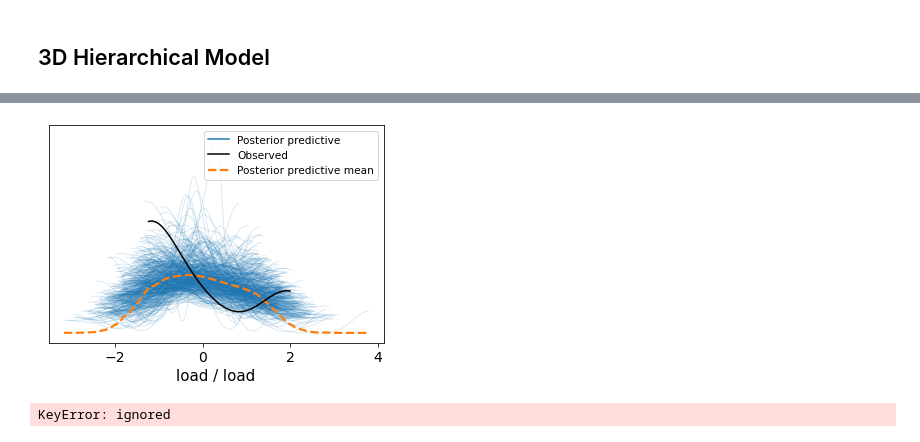
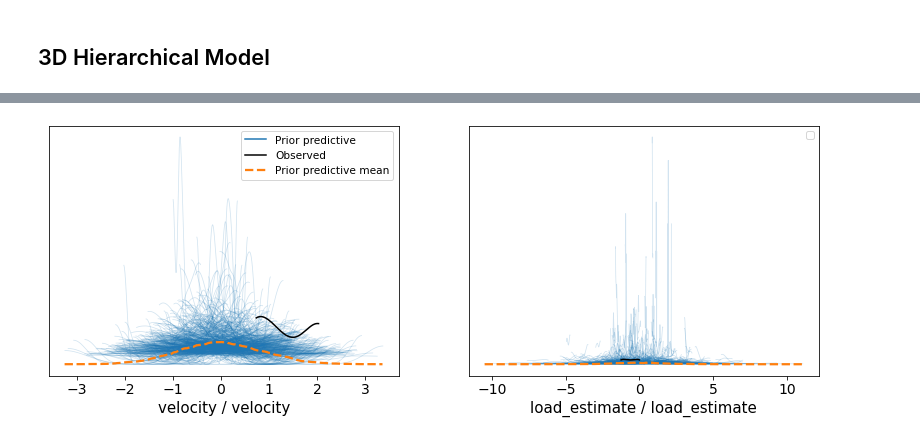
Before and after one commit to mattiasthalen/Bayesian-Velocity-Profiling, a Jupyter notebook: Bayesian_Velocity_Profiling.ipynb, the cells around one changed output, grey strips where cells are left out. Cells and saved outputs as stored; diff of their text form; code cells hidden in the pictures.

Commit message:
Correct coord selection error

```diff
--- a/Bayesian_Velocity_Profiling.ipynb
+++ b/Bayesian_Velocity_Profiling.ipynb
@@ -1716,12 +1677,7 @@ three_d_idata.extend(pm.sample_posterior_predictive(model = model, trace = three
 # %%
-_ = az.plot_ppc(three_d_idata,
-                coords = {
-                            #'exercise': ['squat'],
-                            'date': ['2020-08-10']
-                          })
+_ = az.plot_ppc(three_dim_idata,
+                group = 'prior',
+                coords = {'exercise': ['Squat'],
+                          'date': ['2020-08-10']})
 # %% [output]
-[figure, old version]
+[figure, new version]
-# %%
-_ = az.plot_lm(idata = three_d_idata, x = 'velocity', y = 'load', y_hat = 'load_estimate')
-# %% [output]
-KeyError: ignored
```
Also changed, not shown: parts of 6 cells of this notebook.
